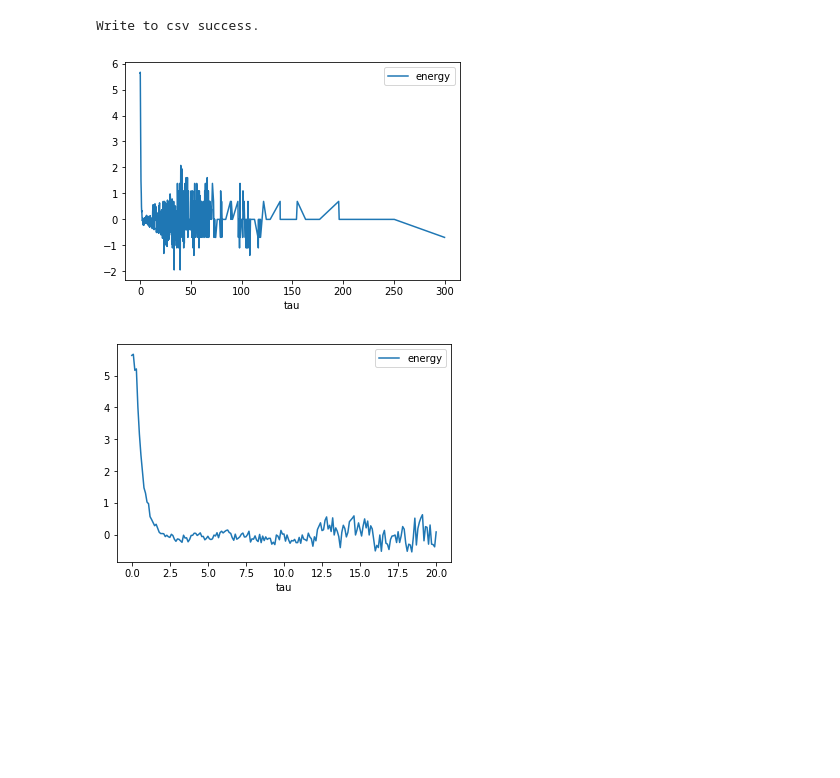
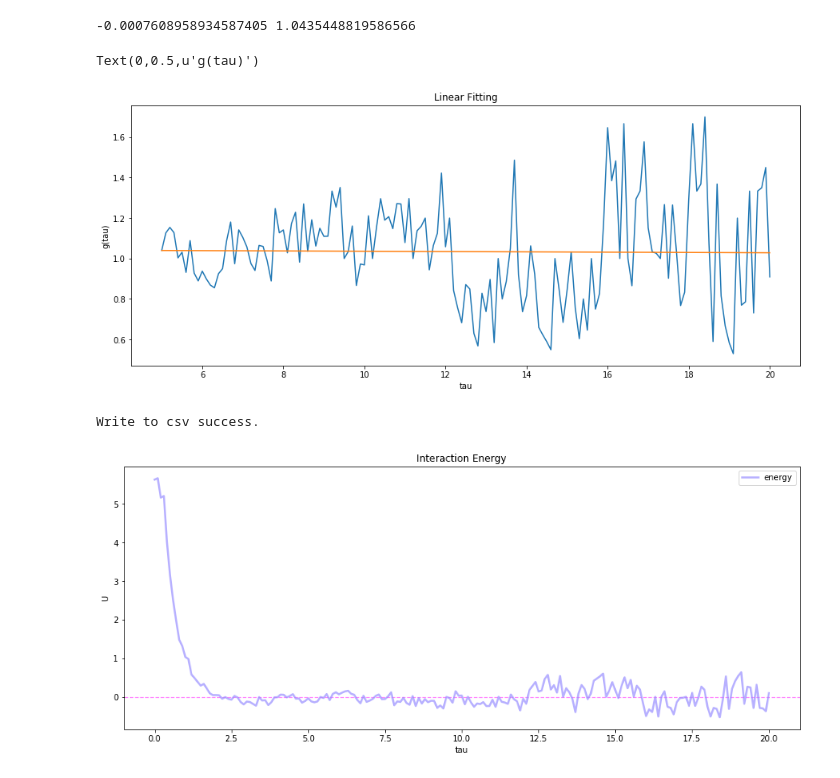
Before and after one commit to zjingcong/mp, a Jupyter notebook: crowd_analysis/analysis.ipynb, the cells around one changed output. Saved outputs shown, nothing was run; the diff lists cells and outputs as text; code cells hidden in the pictures; blank space fills up the shorter version.

```diff
--- a/crowd_analysis/analysis.ipynb
+++ b/crowd_analysis/analysis.ipynb
@@ -104,3 +118,23 @@ plt.show()
+# %%
+# fitting - just for testing
+
+test_df = pdf_df_by_tau.loc[5 :20, :]
+xi = test_df.index.tolist()
+y = test_df['g(tau)'].tolist()
+
+from scipy import stats
+slope, intercept, r_value, p_value, std_err = stats.linregress(xi,y)
+print slope, intercept
+line = [i * slope + intercept for i in xi]
+
+plt.plot(xi, y,'-', xi, line)
+plt.title('Linear Fitting')
+plt.xlabel('tau')
+plt.ylabel('g(tau)')
+# %% [output]
+-0.0007608958934587405 1.0435448819586566
+Text(0,0.5,u'g(tau)')
+[figure, added]
 # %%
 ##### interaction energy #####
 
@@ -113,17 +147,17 @@ u_df.to_csv('energy.csv', index=False)
 print "Write to csv success."
 # %% [output]
 Write to csv success.
-# %%
-# draw energy
-u_df = u_df.set_index('tau')
-u_df.plot(style=[])
-plt.show()
-# %% [output]
-[figure, removed]
-# %%
-# crop
-crop_df_u = u_df.loc[:20, :]
-crop_df_u.plot(style=[])
-plt.show()
-# %% [output]
-[figure, removed]
+# %%
+# draw energy
+u_df = u_df.set_index('tau')
+# u_df.plot(style=[])
+# plt.show()
+
+# crop
+crop_df_u = u_df.loc[:20, :]
+ax_u = crop_df_u.plot(title='Interaction Energy', color=[(0.6, 0.56, 1.0)], alpha=0.7, linewidth=2.5)
+ax_u.set_ylabel('U')
+ax_u.axhline(y=0.0, xmin=0, xmax=3, color=(1.0, 0.0, 1.0), alpha=0.5, linewidth=1.2, zorder=0, ls='dashed')
+plt.show()
+# %% [output]
+[figure, added]
```
Also changed, not shown: parts of 8 cells of this notebook, 6 other files.
